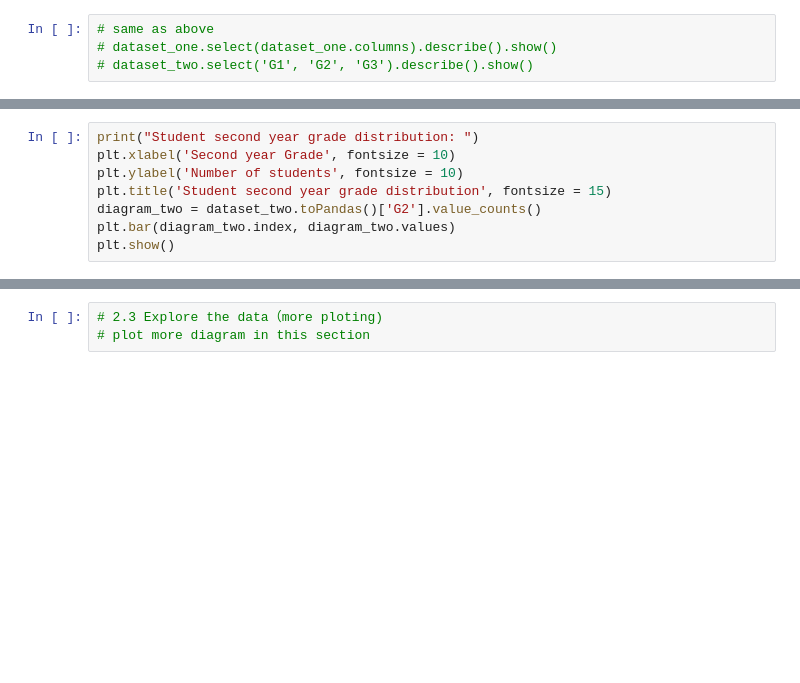
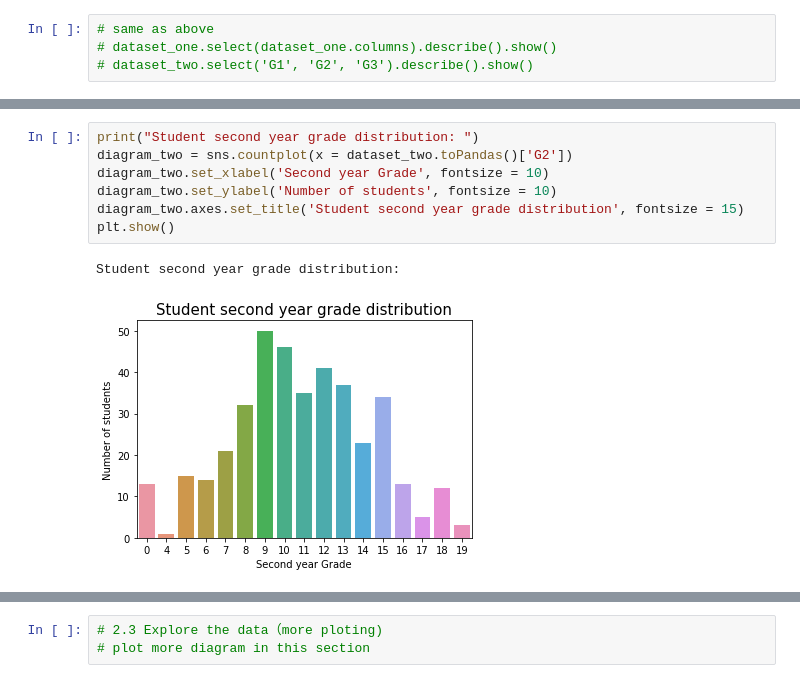
Before and after one commit to zwu047/Infosys722-Iteration4, a Jupyter notebook: Iteration4.ipynb, the cells around one changed output, grey strips where cells are left out. Saved outputs shown, nothing was run; the diff lists cells and outputs as text; blank space fills up the shorter version.

```diff
--- a/Iteration4.ipynb
+++ b/Iteration4.ipynb
@@ -63,10 +102,12 @@ plt.show()
 # %%
 print("Student second year grade distribution: ")
-plt.xlabel('Second year Grade', fontsize = 10)
-plt.ylabel('Number of students', fontsize = 10)
-plt.title('Student second year grade distribution', fontsize = 15)
-diagram_two = dataset_two.toPandas()['G2'].value_counts()
-plt.bar(diagram_two.index, diagram_two.values)
+diagram_two = sns.countplot(x = dataset_two.toPandas()['G2'])
+diagram_two.set_xlabel('Second year Grade', fontsize = 10)
+diagram_two.set_ylabel('Number of students', fontsize = 10)
+diagram_two.axes.set_title('Student second year grade distribution', fontsize = 15)
 plt.show()
+# %% [output]
+Student second year grade distribution:
+[figure, added]
 # %%
 print("Student final year grade distribution: ")
```
Also changed, not shown: parts of 39 cells of this notebook.
